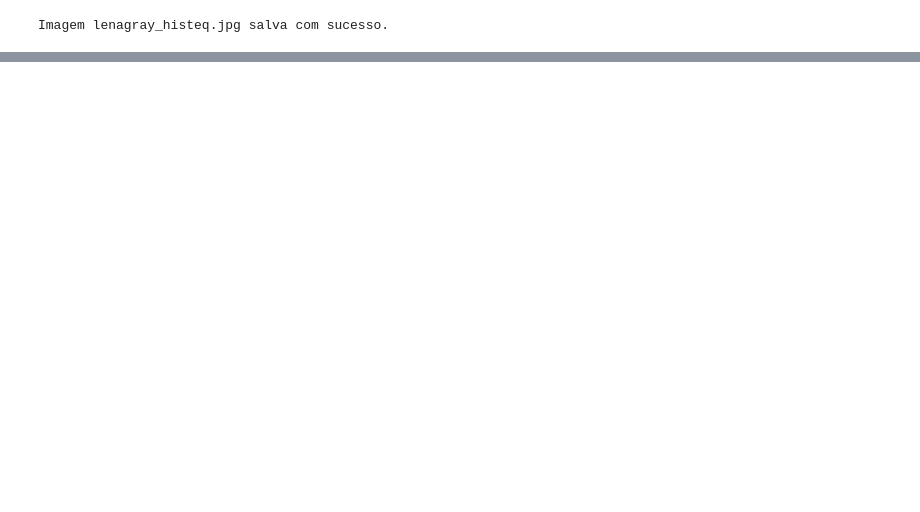
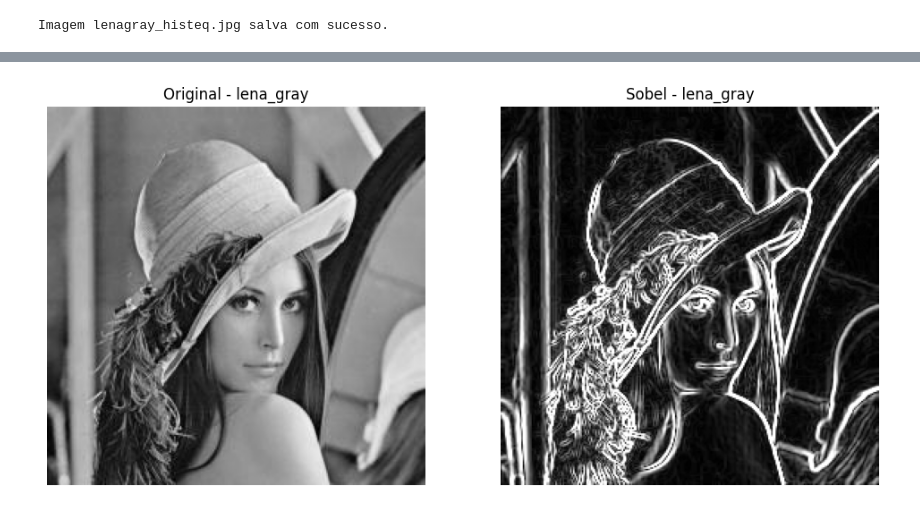
Before and after one commit to WesleyDev184/UFMT, a Jupyter notebook: ipi/trabalho/main.ipynb, the cells around one changed output, grey strips where cells are left out. Drawn from its saved outputs; the diff is of its cells as text; code cells hidden in the pictures; blank space fills up the shorter version.

```diff
--- a/ipi/trabalho/main.ipynb
+++ b/ipi/trabalho/main.ipynb
@@ -264,0 +273,36 @@ Imagem lenagray_histeq.jpg salva com sucesso.
+# %%
+# 4.5
+def sobel(img):
+  sobel_x = np.array([[-1, 0, 1],
+            [-2, 0, 2],
+            [-1, 0, 1]], dtype=np.float32)
+  sobel_y = np.array([[-1, -2, -1],
+            [ 0,  0,  0],
+            [ 1,  2,  1]], dtype=np.float32)
+
+  gx = cv2.filter2D(img, -1, sobel_x)
+  gy = cv2.filter2D(img, -1, sobel_y)
+
+  # Gradient magnitude
+  magnitude = np.sqrt(gx**2 + gy**2)
+  magnitude = np.clip(magnitude, 0.0, 1.0)
+
+  return magnitude
+# %%
+try:
+  sobel_img = sobel(lena_gray)
+
+  fig, axs = plt.subplots(1, 2, figsize=(12, 6))
+  axs[0].imshow(lena_gray, cmap='gray')
+  axs[0].set_title('Original - lena_gray')
+  axs[0].axis('off')
+
+  axs[1].imshow(sobel_img, cmap='gray')
+  axs[1].set_title('Sobel - lena_gray')
+  axs[1].axis('off')
+
+  plt.show()
+except Exception as e:
+  print(e)
+# %% [output]
+[figure, added]
```
Also changed, not shown: parts of 12 cells of this notebook.
